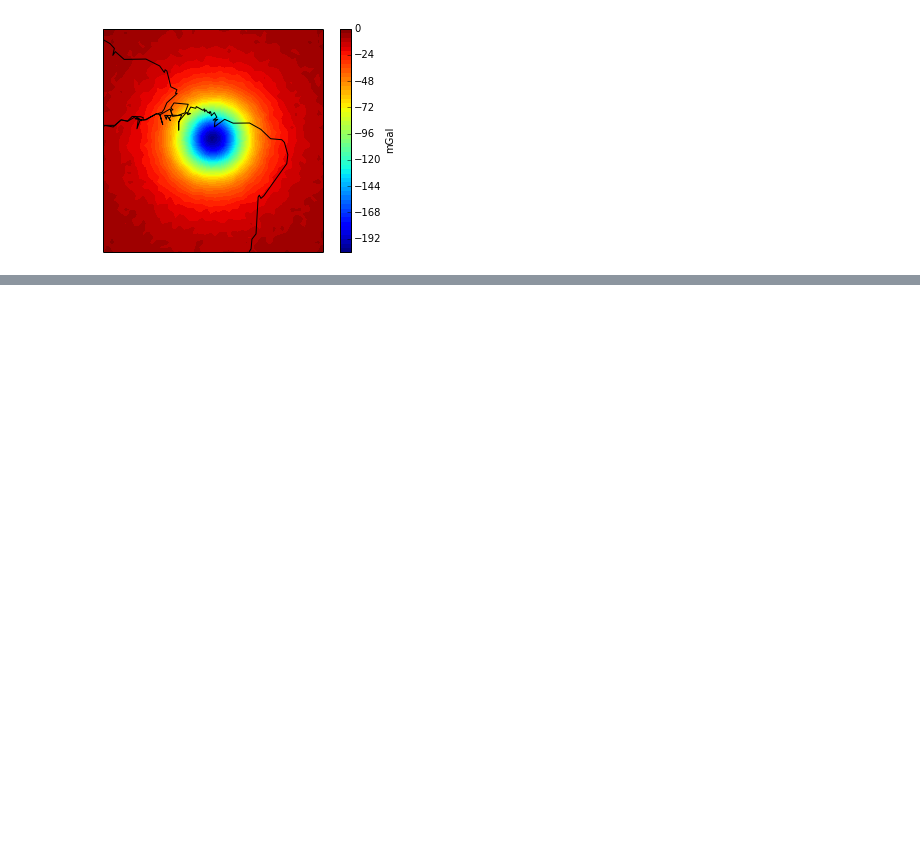
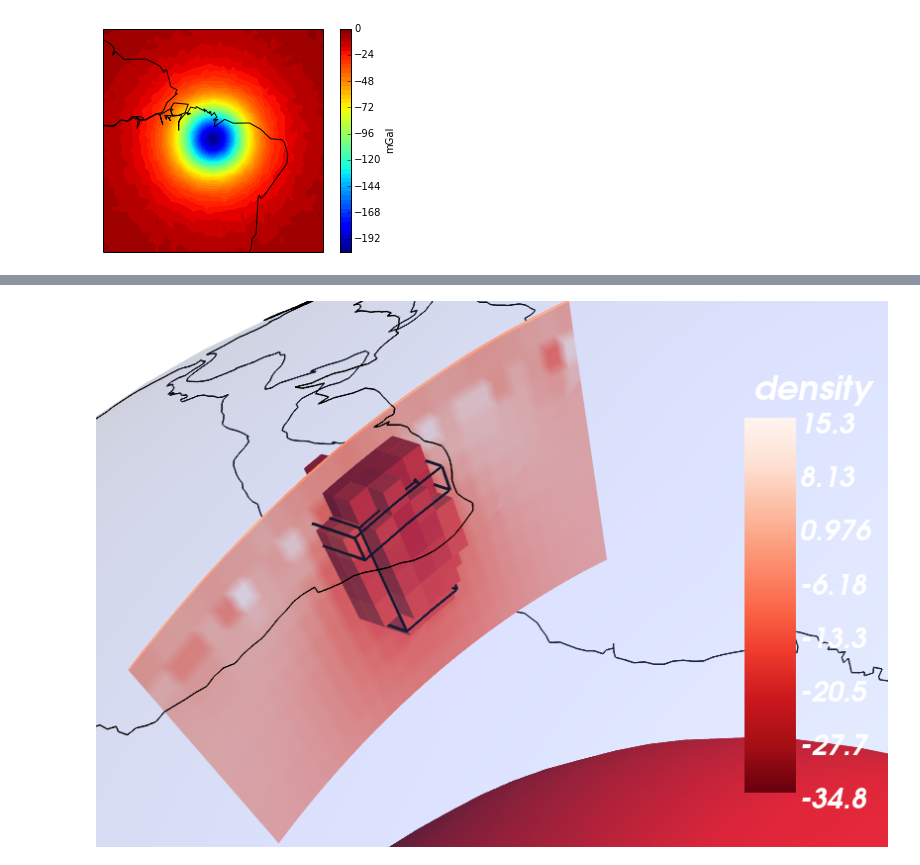
Before and after one commit to leouieda/relatorio-anual-geofisica-2014, a Jupyter notebook: phd-report-2014.ipynb, the cells around one changed output, grey strips where cells are left out. Cells and saved outputs as stored; diff of their text form; code cells hidden in the pictures; blank space fills up the shorter version.

```diff
--- a/phd-report-2014.ipynb
+++ b/phd-report-2014.ipynb
@@ -264 +249,5 @@ cutplane.implicit_plane.widget.enabled = False
 myv.show()
+# %%
+Image(filename="plume-solution.png")
+# %% [output]
+[figure, added]
```
Also changed, not shown: parts of 12 cells of this notebook.
